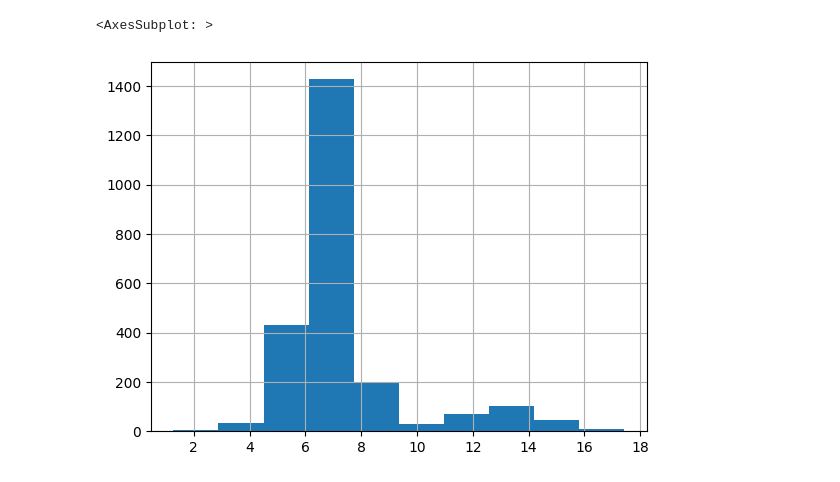
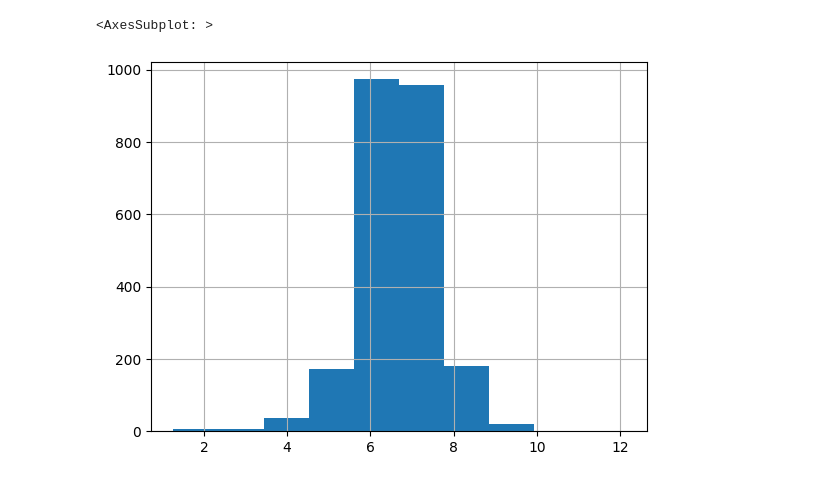
Before and after one commit to ds-sebastian/pog4-sleep-kaggle, a Jupyter notebook: eda.ipynb, the cells around one changed output. Saved outputs shown, nothing was run; the diff lists cells and outputs as text; code cells hidden in the pictures.

```diff
--- a/eda.ipynb
+++ b/eda.ipynb
@@ -20,0 +1,11 @@ df_sleep
+# %%
+import pandas as pd
+import numpy as np
+
+df = pd.read_csv('./data/train.csv')
+
+# Make sure sorted by date
+df = df.sort_values(by='date')
+
+# Format date as date
+df["date"] = pd.to_datetime(df["date"]).dt.date
@@ -21,5 +21,15 @@ df_sleep
+# %%
+# This is going to be a common problem to fix, but tracking is doubled 9/27/2017 and 6/12/2018
+
+def fix_double_tracking(df, col, date_col="date"):
+    df.loc[(df[date_col] <= pd.to_datetime("2018-06-12").date()) & (df[date_col] >= pd.to_datetime("2017-09-27").date()), col] = \
+    df.loc[(df[date_col] <= pd.to_datetime("2018-06-12").date()) & (df[date_col] >= pd.to_datetime("2017-09-27").date()), col] / 2
+    return df
+# %%
+# sleep_hours between 9/27/2017 and 6/12/2018 is doubled and needs to be divided by 2
+df = fix_double_tracking(df, "sleep_hours")
 # %%
-df_sleep.sleep_hours.hist()
+df.sleep_hours.hist()
 # %% [output]
 <AxesSubplot: >
-[figure, old version]
+[figure, new version]
```
Also changed, not shown: parts of 49 cells of this notebook.
